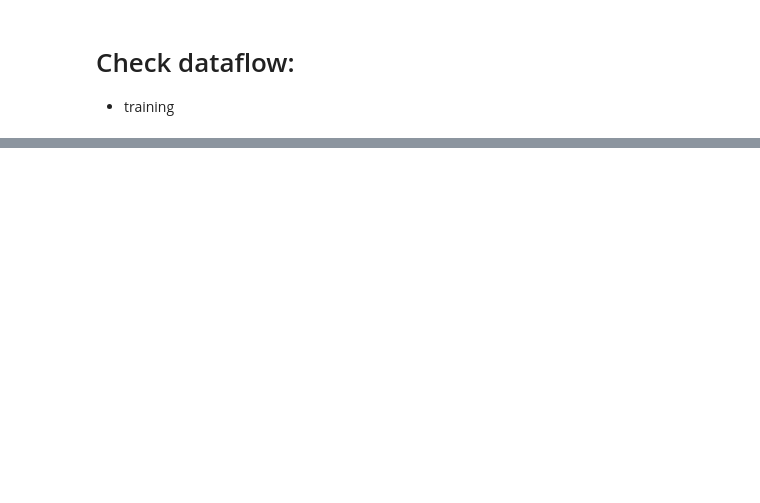
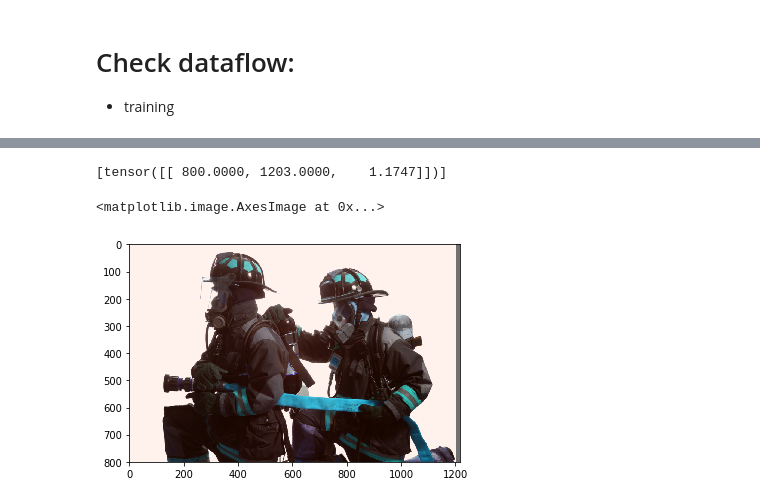
Before and after one commit to vfdev-5/oiv4od, a Jupyter notebook: notebooks/check_dataflow.ipynb, the cells around one changed output, grey strips where cells are left out. Cells and saved outputs as stored; diff of their text form; code cells hidden in the pictures; blank space fills up the shorter version.

```diff
--- a/notebooks/check_dataflow.ipynb
+++ b/notebooks/check_dataflow.ipynb
@@ -278,0 +31,2 @@ from config import finalize_configs
+# %%
+roidb, ratio_list, ratio_index = combined_roidb_for_training(("open_images_v4_train", ), ())
@@ -278,0 +44,38 @@ from config import finalize_configs
+# %%
+import torch
+
+batchSampler = BatchSampler(
+    sampler=MinibatchSampler(ratio_list, ratio_index),
+    batch_size=original_batch_size,
+    drop_last=True
+)
+
+dataset = RoiDataLoader(
+    roidb,
+    cfg.MODEL.NUM_CLASSES,
+    training=True)
+
+dataloader = torch.utils.data.DataLoader(
+    dataset,
+    batch_sampler=batchSampler,
+    num_workers=cfg.DATA_LOADER.NUM_THREADS,
+    collate_fn=collate_minibatch)
+# %%
+import tqdm
+from modeling.model_builder import Generalized_RCNN
+import nn as mynn
+
+
+maskRCNN = Generalized_RCNN()
+maskRCNN.cuda()
+maskRCNN = mynn.DataParallel(maskRCNN, cpu_keywords=['im_info', 'roidb'],
+                             minibatch=True)
+
+maskRCNN.train()
+
+
+try:
+    for input_data in tqdm.tqdm(dataloader):
+        net_outputs = maskRCNN(**input_data)
+except KeyboardInterrupt:
+    pass
@@ -279,4 +102,16 @@ from config import finalize_configs
+# %%
+input_data['im_info']
+# %% [output]
+[tensor([[ 800.0000, 1203.0000,    1.1747]])]
 # %%
 import matplotlib.pylab as plt
 import seaborn as sns
 %matplotlib inline
+# %%
+im = input_data['data'][0].detach().numpy()[0, ...].transpose((1, 2, 0))
+im = ((im - im.min()) / (im.max() - im.min()) * 255).astype(np.uint8)
+
+plt.imshow(im)
+# %% [output]
+<matplotlib.image.AxesImage at 0x...>
+[figure, added]
```
Also changed, not shown: parts of 45 cells of this notebook, 6 other files.
